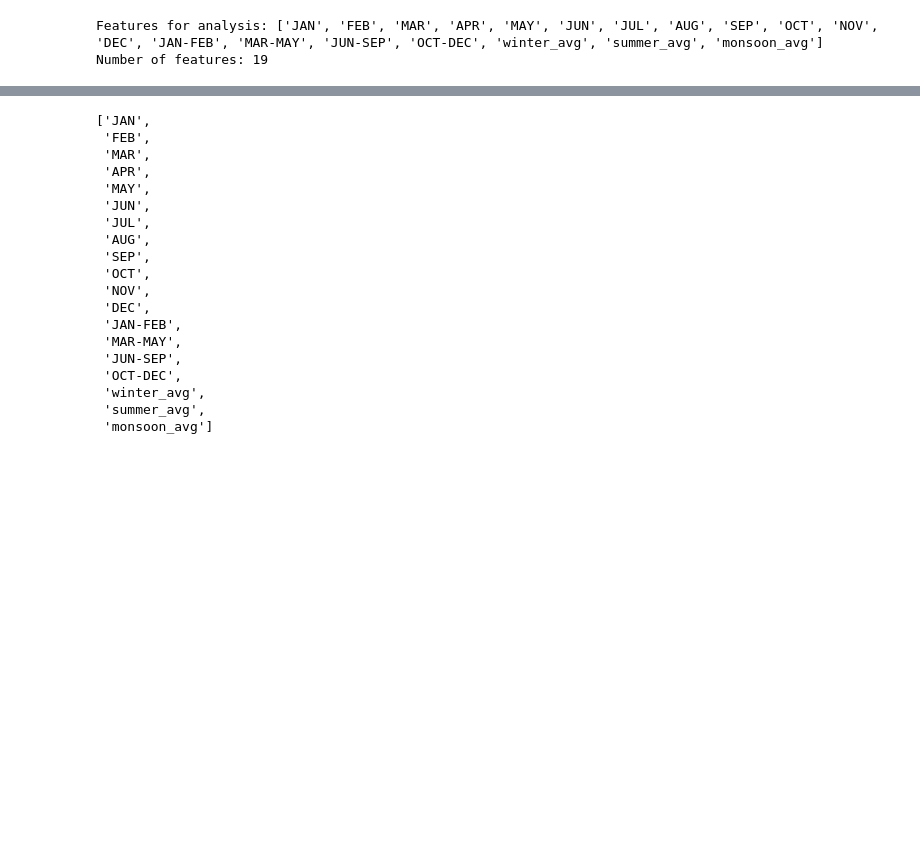
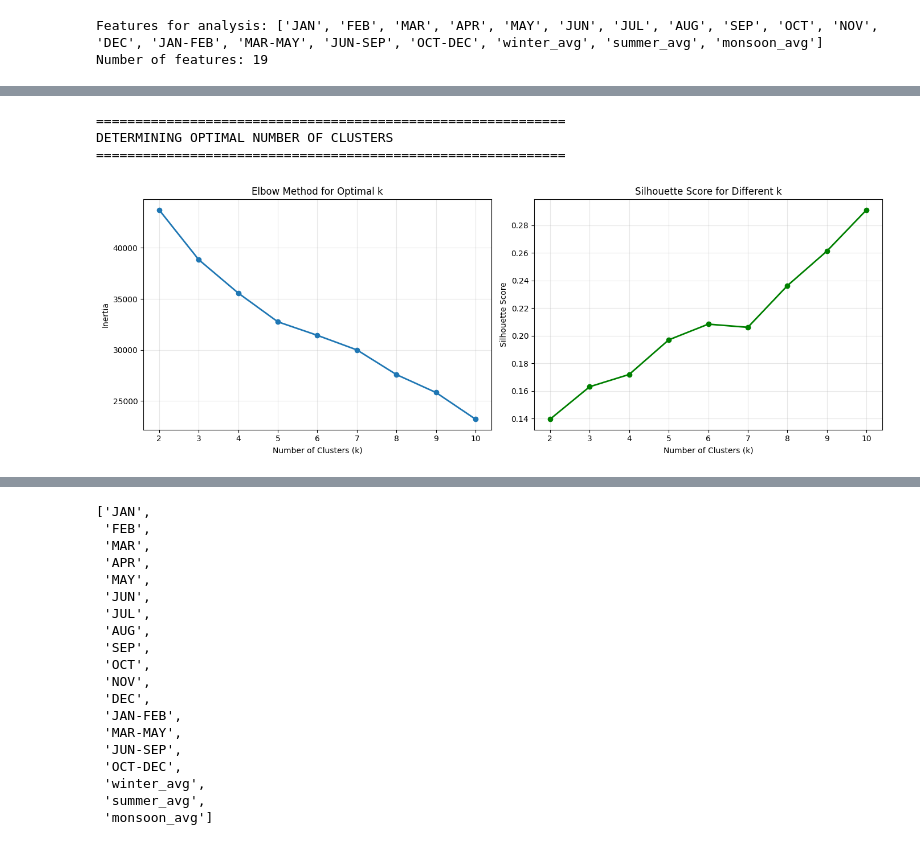
Before and after one commit to sandeepa-ukr/AI-Based-Crop-Predection, a Jupyter notebook: crop.ipynb, the cells around one changed output, grey strips where cells are left out. Cells and saved outputs as stored; diff of their text form; code cells hidden in the pictures; blank space fills up the shorter version.

```diff
--- a/crop.ipynb
+++ b/crop.ipynb
@@ -341,0 +486,40 @@ Number of features: 19
+# %%
+# ===================== 3. DETERMINE OPTIMAL NUMBER OF CLUSTERS (ELBOW METHOD) =====================
+
+print("\n" + "="*60)
+print("DETERMINING OPTIMAL NUMBER OF CLUSTERS")
+print("="*60)
+
+# Elbow method
+inertia = []
+silhouette_scores = []
+K_range = range(2, 11)
+
+for k in K_range:
+    kmeans = KMeans(n_clusters=k, random_state=42, n_init=10)
+    kmeans.fit(X_scaled)
+    inertia.append(kmeans.inertia_)
+    silhouette_scores.append(silhouette_score(X_scaled, kmeans.labels_))
+
+# Plot elbow curve
+fig, axes = plt.subplots(1, 2, figsize=(14, 5))
+
+axes[0].plot(K_range, inertia, marker='o', linewidth=2)
+axes[0].set_xlabel('Number of Clusters (k)')
+axes[0].set_ylabel('Inertia')
+axes[0].set_title('Elbow Method for Optimal k')
+axes[0].grid(True, alpha=0.3)
+
+axes[1].plot(K_range, silhouette_scores, marker='o', color='green', linewidth=2)
+axes[1].set_xlabel('Number of Clusters (k)')
+axes[1].set_ylabel('Silhouette Score')
+axes[1].set_title('Silhouette Score for Different k')
+axes[1].grid(True, alpha=0.3)
+
+plt.tight_layout()
+plt.show()
+# %% [output]
+============================================================
+DETERMINING OPTIMAL NUMBER OF CLUSTERS
+============================================================
+[figure, added]
```
Also changed, not shown: parts of 26 cells of this notebook.
